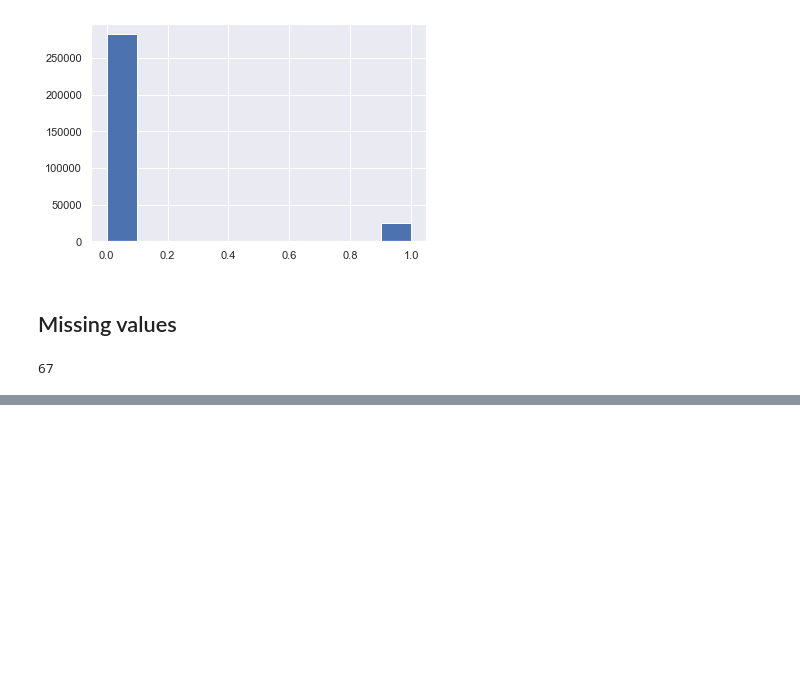
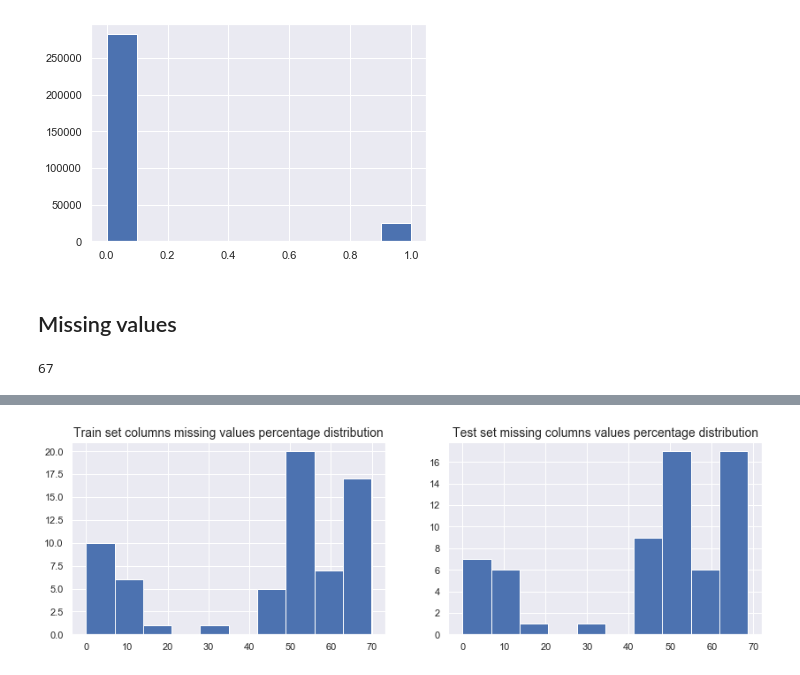
Before and after one commit to gepallas/ML_Home_Credit_Default_Risk, a Jupyter notebook: Credit_Risk_EDA.ipynb, the cells around one changed output, grey strips where cells are left out. Drawn from its saved outputs; the diff is of its cells as text; code cells hidden in the pictures; blank space fills up the shorter version.

```diff
--- a/Credit_Risk_EDA.ipynb
+++ b/Credit_Risk_EDA.ipynb
@@ -217,0 +232,10 @@ There are 64 columns that have missing values.
+# %%
+plt.figure(figsize=(14,4))
+plt.subplot(1,2,1)
+train_missing_values_col['Missing_percentage'].hist()
+plt.title('Train set columns missing values percentage distribution', fontdict={'fontsize': 14})
+plt.subplot(1,2,2)
+test_missing_values_col['Missing_percentage'].hist()
+plt.title('Test set missing columns values percentage distribution', fontdict={'fontsize': 14});
+# %% [output]
+[figure, added]
```
Also changed, not shown: parts of 17 cells of this notebook.
